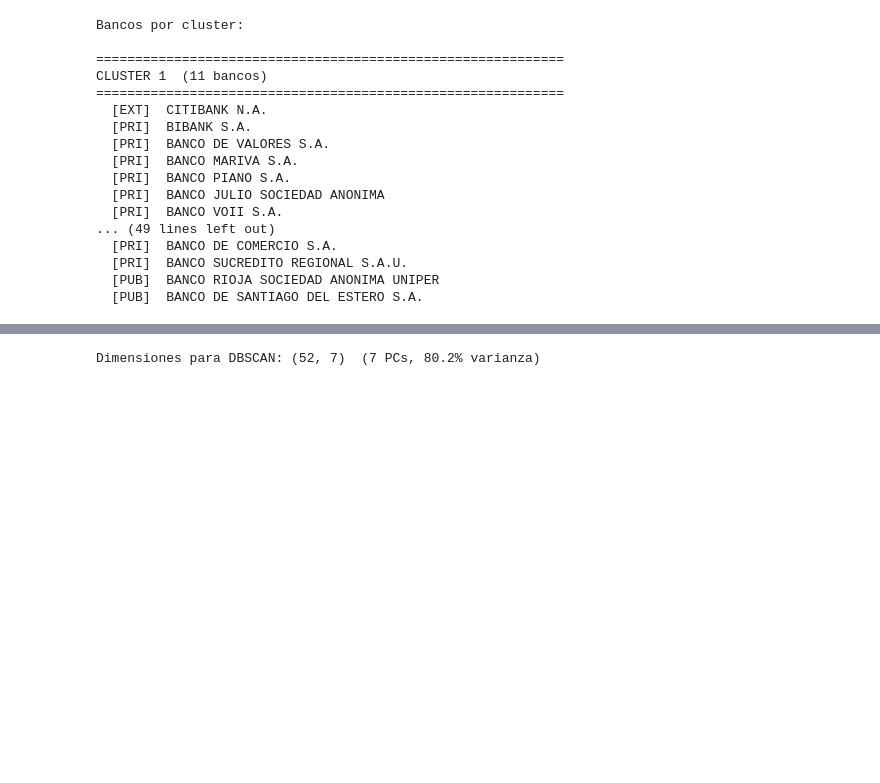
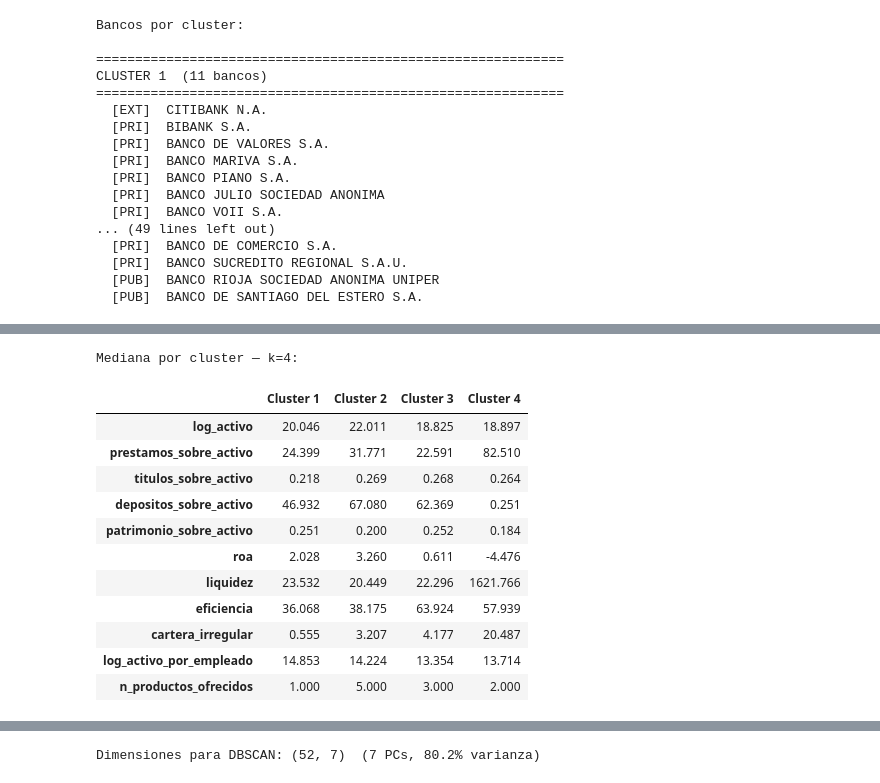
Before and after one commit to missvico/tesis-perfiles-bancarios, a Jupyter notebook: notebooks/03_clustering.ipynb, the cells around one changed output, grey strips where cells are left out. Cells and saved outputs as stored; diff of their text form; code cells hidden in the pictures; blank space fills up the shorter version.

```diff
--- a/notebooks/03_clustering.ipynb
+++ b/notebooks/03_clustering.ipynb
@@ -561,0 +582,13 @@ CLUSTER 1  (11 bancos)
+# %%
+km_k4 = KMeans(n_clusters=4, random_state=SEED, n_init=100)
+df_imp["cluster_km_k4"] = km_k4.fit_predict(X)
+
+print(f"K-Means con k = 4")
+print(f"Silhouette score : {silhouette_score(X, df_imp['cluster_km_k4']):.3f}")
+print()
+print("Distribución de clusters:")
+print(df_imp["cluster_km_k4"].value_counts().sort_index().to_string())
+print()
+print("\nComposición por tipo de entidad:")
+ct_k4 = pd.crosstab(df_imp["cluster_km_k4"], df_imp["tipo_entidad"])
+print(ct_k4.to_string())
@@ -561,0 +614,20 @@ CLUSTER 1  (11 bancos)
+# %%
+# Mediana por cluster — k=4
+perfil_k4 = df_imp.groupby("cluster_km_k4")[FEATURES_CONTINUAS + ["n_productos_ofrecidos"]].median().T
+perfil_k4.columns = [f"Cluster {i+1}" for i in perfil_k4.columns]
+print("Mediana por cluster — k=4:")
+perfil_k4.round(3)
+# %% [output]
+Mediana por cluster — k=4:
+|  | Cluster 1 | Cluster 2 | Cluster 3 | Cluster 4 |
+| log_activo | 20.046 | 22.011 | 18.825 | 18.897 |
+| prestamos_sobre_activo | 24.399 | 31.771 | 22.591 | 82.510 |
+| titulos_sobre_activo | 0.218 | 0.269 | 0.268 | 0.264 |
+| depositos_sobre_activo | 46.932 | 67.080 | 62.369 | 0.251 |
+| patrimonio_sobre_activo | 0.251 | 0.200 | 0.252 | 0.184 |
+| roa | 2.028 | 3.260 | 0.611 | -4.476 |
+| liquidez | 23.532 | 20.449 | 22.296 | 1621.766 |
+| eficiencia | 36.068 | 38.175 | 63.924 | 57.939 |
+| cartera_irregular | 0.555 | 3.207 | 4.177 | 20.487 |
+| log_activo_por_empleado | 14.853 | 14.224 | 13.354 | 13.714 |
+| n_productos_ofrecidos | 1.000 | 5.000 | 3.000 | 2.000 |
```
Also changed, not shown: parts of 36 cells of this notebook, 2 other files.
